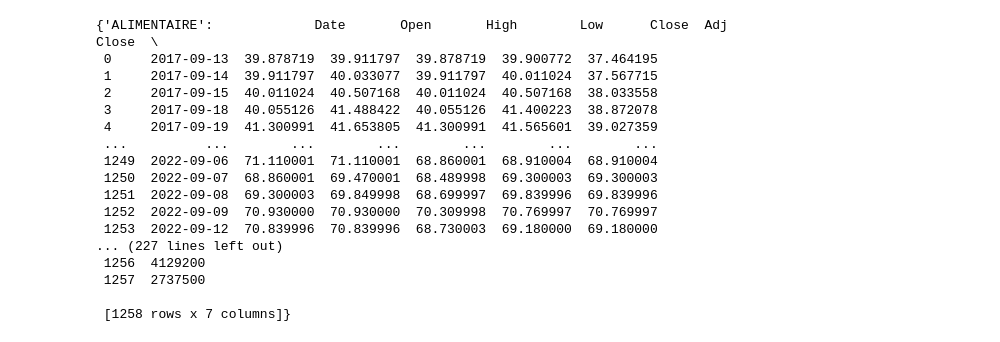
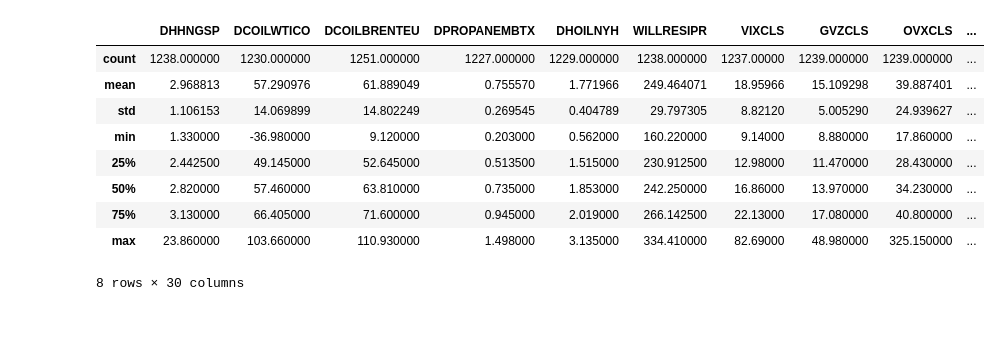
Before and after one commit to felixpoirier1/BNI-Analysis, a Jupyter notebook: analysis.ipynb, the cells around one changed output. Saved outputs shown, nothing was run; the diff lists cells and outputs as text; code cells hidden in the pictures.

```diff
--- a/analysis.ipynb
+++ b/analysis.ipynb
@@ -15,10 +15,10 @@ var_exp_dict = {}
 
 var_exp_df = pd.DataFrame()
 
-var_exp = ['dhhngsp','dcoilwtico','dcoilbrenteu', 'will5000prfc','dpropanembtx','dhoilnyh','willresipr',
+var_exp = ['dhhngsp','dcoilwtico','dcoilbrenteu','dpropanembtx','dhoilnyh','willresipr',
            'vixcls','gvzcls','ovxcls','vxvcls', 'dexuseu', 'dexusuk', 'dexchus', 'dexjpus', 'dexkous',
            'dexmxus', 'dexinus', 'dexvzus', 'dexbzus', 'dexszus', 'IHLCHG10740', "IHLCHG10420", "IHLCHG28940",
-           "IHLCHG44060", "DTWEXEMEGS", "USRECD", "EURORECD", "JPNRECDP"
+           "IHLCHG44060", "DTWEXEMEGS", "USRECD", "EURORECD", "JPNRECDP", "SP500", "UNRATE"
           ]
 
 for i in var_exp:
@@ -30,20 +30,20 @@ for i in var_exp:
         var_exp_df = var_exp_df.join(var_exp_dict[i])
 
 
-
-var_exp_labels = []
-
-# pour transformer les quotes de var_exp en titres plus compréhensibles
-for old_key in var_exp:
-    new_key = fred.get_series_info(old_key)['title']
-    var_exp_labels.append(new_key)
-
-# ceci est nécessaire pour des opérations plus tard
-var_exp_up = [i.upper() for i in var_exp]
-
-mapper = dict(zip(var_exp_up, var_exp_labels))
-
-var_indep_dict = var_exp_df.rename(columns=mapper)
+var_exp_df.index = var_exp_df.index.to_pydatetime()
+# %%
+var_exp_df.describe()
+# %% [output]
+|  | DHHNGSP | DCOILWTICO | DCOILBRENTEU | DPROPANEMBTX | DHOILNYH | WILLRESIPR | VIXCLS | GVZCLS | OVXCLS | ... |
+| count | 1238.000000 | 1230.000000 | 1251.000000 | 1227.000000 | 1229.000000 | 1238.000000 | 1237.00000 | 1239.000000 | 1239.000000 | ... |
+| mean | 2.968813 | 57.290976 | 61.889049 | 0.755570 | 1.771966 | 249.464071 | 18.95966 | 15.109298 | 39.887401 | ... |
+| std | 1.106153 | 14.069899 | 14.802249 | 0.269545 | 0.404789 | 29.797305 | 8.82120 | 5.005290 | 24.939627 | ... |
+| min | 1.330000 | -36.980000 | 9.120000 | 0.203000 | 0.562000 | 160.220000 | 9.14000 | 8.880000 | 17.860000 | ... |
+| 25% | 2.442500 | 49.145000 | 52.645000 | 0.513500 | 1.515000 | 230.912500 | 12.98000 | 11.470000 | 28.430000 | ... |
+| 50% | 2.820000 | 57.460000 | 63.810000 | 0.735000 | 1.853000 | 242.250000 | 16.86000 | 13.970000 | 34.230000 | ... |
+| 75% | 3.130000 | 66.405000 | 71.600000 | 0.945000 | 2.019000 | 266.142500 | 22.13000 | 17.080000 | 40.800000 | ... |
+| max | 23.860000 | 103.660000 | 110.930000 | 1.498000 | 3.135000 | 334.410000 | 82.69000 | 48.980000 | 325.150000 | ... |
+8 rows × 30 columns
 # %%
 dict_direction = {"ALIMENTAIRE":"COW_TO",
                   "COMMODITÉS":"VPU",
@@ -62,20 +65,0 @@ for elem in dict_direction:
-# %%
-dependent_var_dict
-# %% [output]
-{'ALIMENTAIRE':             Date       Open       High        Low      Close  Adj Close  \
- 0     2017-09-13  39.878719  39.911797  39.878719  39.900772  37.464195
- 1     2017-09-14  39.911797  40.033077  39.911797  40.011024  37.567715
- 2     2017-09-15  40.011024  40.507168  40.011024  40.507168  38.033558
- 3     2017-09-18  40.055126  41.488422  40.055126  41.400223  38.872078
- 4     2017-09-19  41.300991  41.653805  41.300991  41.565601  39.027359
- ...          ...        ...        ...        ...        ...        ...
- 1249  2022-09-06  71.110001  71.110001  68.860001  68.910004  68.910004
- 1250  2022-09-07  68.860001  69.470001  68.489998  69.300003  69.300003
- 1251  2022-09-08  69.300003  69.849998  68.699997  69.839996  69.839996
- 1252  2022-09-09  70.930000  70.930000  70.309998  70.769997  70.769997
- 1253  2022-09-12  70.839996  70.839996  68.730003  69.180000  69.180000
-... (227 lines left out)
- 1256  4129200
- 1257  2737500
-
- [1258 rows x 7 columns]}
```
Also changed, not shown: parts of 8 cells of this notebook.
